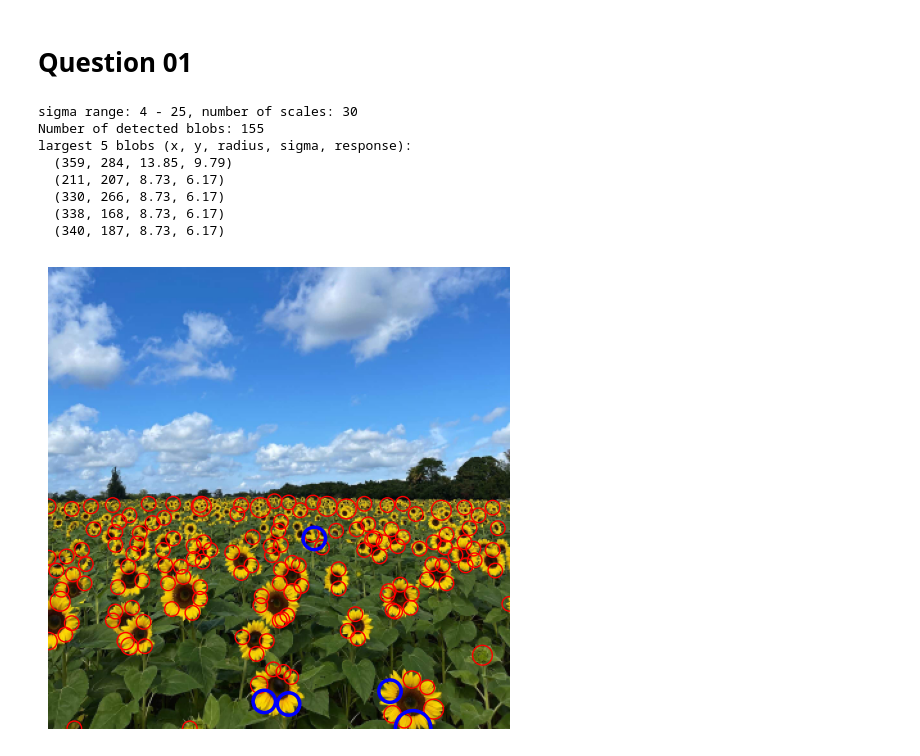
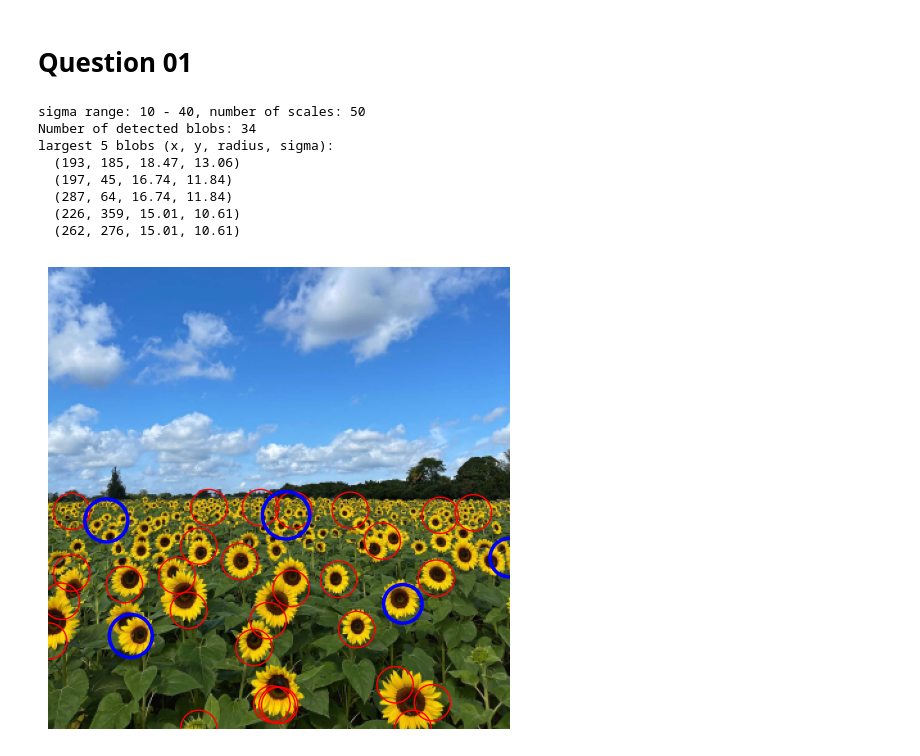
Before and after one commit to himashafdo/EN3160-A02, a Jupyter notebook: 230186E_A02.ipynb, the cells around one changed output. Drawn from its saved outputs; the diff is of its cells as text; code cells hidden in the pictures.

```diff
--- a/230186E_A02.ipynb
+++ b/230186E_A02.ipynb
@@ -29,7 +30,8 @@ im = cv.imread('a2images/the_berry_farms_sunflower_field.jpeg', cv.IMREAD_REDUCE
 b, g, r = [im[:,:,k].astype(np.float32)/255 for k in range(3)]
 gray = np.clip(r-b, 0, 1) # did this to enhance sunflowers in the image and surpress clouds
 
-sigma_min = 4; sigma_max = 25; n_scales = 30;
+
+sigma_min = 10; sigma_max = 40; n_scales = 50;
 sigmas = np.linspace(sigma_min, sigma_max, n_scales)
 stack = []
 
@@ -39,40 +41,40 @@ for s in sigmas:
 
 stack = np.stack(stack)
 resp = -stack #as from before all dark blobs are now clouds due to plane substraction I chose bright blobs
 
 thr = 0.25*resp.max()
 nms = (resp == maximum_filter(resp, size=(3, 3, 3))) & (resp >= thr)
 si, xs, ys = np.nonzero(nms)
 
 blobs = [(xs_, ys_, np.sqrt(2)*sigmas[i], sigmas[i], resp[i, xs_, ys_])
          for i, xs_, ys_ in zip(si, xs, ys)]
 
 blobs = drop_clusters(blobs)
 blobs.sort(key=lambda b: -b[2])
 
 print(f"sigma range: {sigma_min} - {sigma_max}, number of scales: {n_scales}")
 print(f"Number of detected blobs: {len(blobs)}")
-print("largest 5 blobs (x, y, radius, sigma, response):")
+print("largest 5 blobs (x, y, radius, sigma):")
 for x, y, r, s, _ in blobs[:5]:
     print(f"  ({x}, {y}, {r:.2f}, {s:.2f})")
 
 fig, ax = plt.subplots(figsize=(10, 6))
 ax.imshow(cv.cvtColor(im, cv.COLOR_BGR2RGB))
 
 for x, y, r, s, *_ in blobs:
     ax.add_patch(plt.Circle((y, x), r, color='red', fill=False, lw=1))
 
 for x, y, r, s, *_ in blobs[:5]: #top 5
     ax.add_patch(plt.Circle((y, x), r, color='blue', fill=False, lw=2.5))
 
 ax.axis('off'); plt.show()
 # %% [output]
-sigma range: 4 - 25, number of scales: 30
-Number of detected blobs: 155
-largest 5 blobs (x, y, radius, sigma, response):
-  (359, 284, 13.85, 9.79)
-  (211, 207, 8.73, 6.17)
-  (330, 266, 8.73, 6.17)
-  (338, 168, 8.73, 6.17)
-  (340, 187, 8.73, 6.17)
+sigma range: 10 - 40, number of scales: 50
+Number of detected blobs: 34
+largest 5 blobs (x, y, radius, sigma):
+  (193, 185, 18.47, 13.06)
+  (197, 45, 16.74, 11.84)
+  (287, 64, 16.74, 11.84)
+  (226, 359, 15.01, 10.61)
+  (262, 276, 15.01, 10.61)
-[figure, old version]
+[figure, new version]
```
Also changed, not shown: parts of 10 cells of this notebook.
